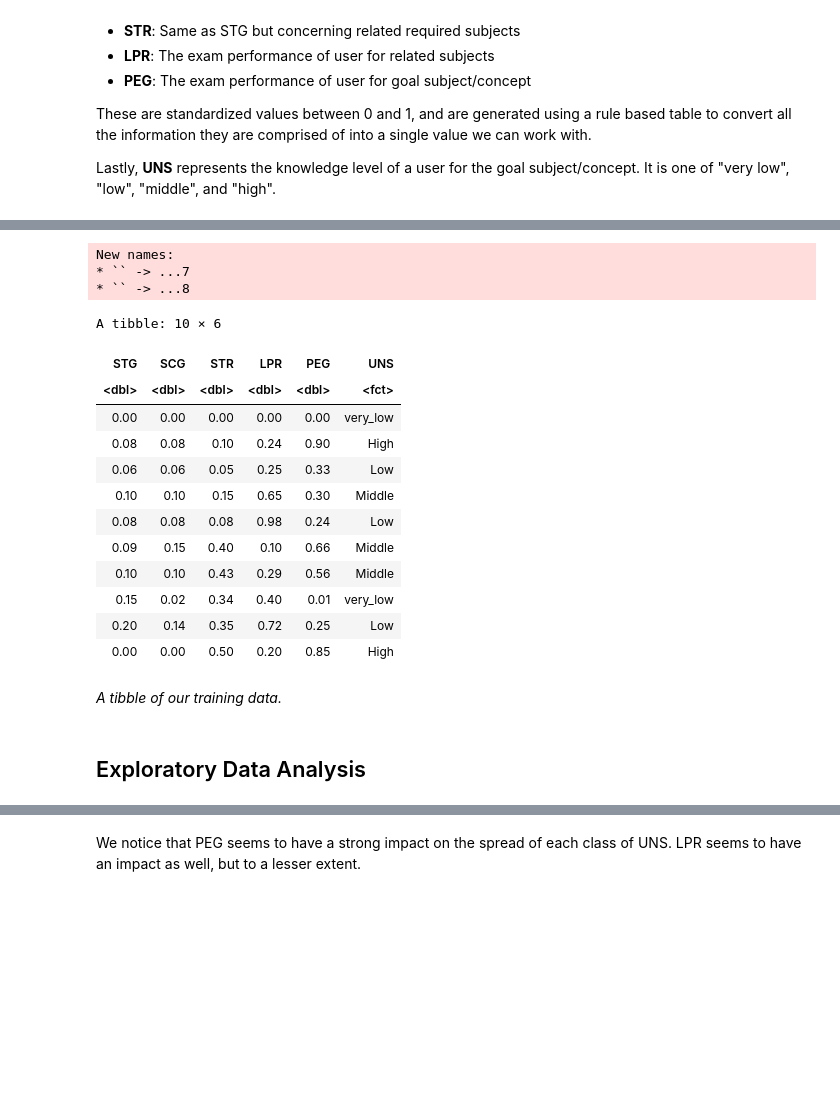
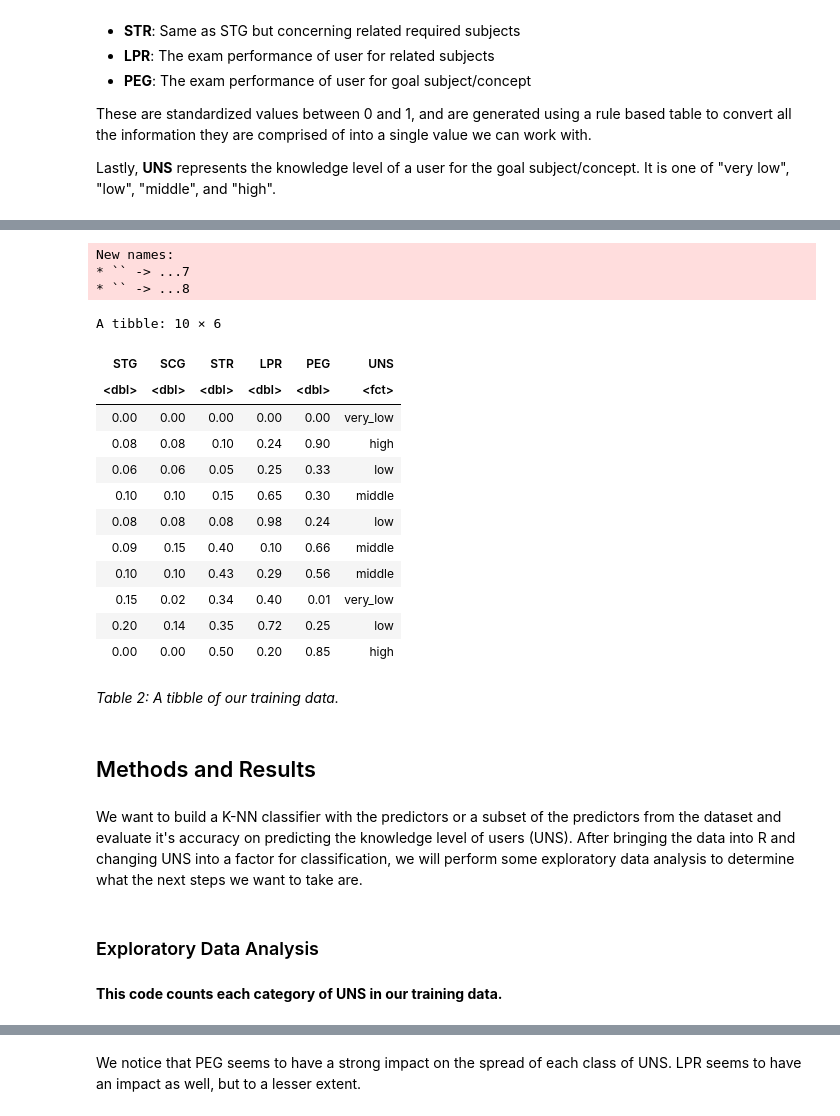
Before and after one commit to knices/user-knowledge-project, a Jupyter notebook: final report.ipynb, the cells around one changed output, grey strips where cells are left out. Saved outputs shown, nothing was run; the diff lists cells and outputs as text; code cells hidden in the pictures; blank space fills up the shorter version.

```diff
--- a/final report.ipynb
+++ b/final report.ipynb
@@ -82,30 +77,45 @@ A tibble: 10 × 6
 # %%
 #Reads training data
 training_data <- read_excel("data/Data_User_Modeling_Dataset_Hamdi.xls", sheet = 2) %>%
-    select(STG:UNS) %>%
+    select(STG:UNS)
+
+training_data[training_data == "very_low"] <- "very_low"
+training_data[training_data == "High"] <- "high"
+training_data[training_data == "Low"] <- "low"
+training_data[training_data == "Middle"] <- "middle"
+
+training_data <- training_data %>%
     mutate(UNS = as_factor(UNS))
+training_data$UNS <- factor(training_data$UNS, levels = c("very_low", "high", "low", "middle"))
+
 head(training_data, n = 10)
 # %% [output]
 New names:
 * `` -> ...7
 * `` -> ...8
 A tibble: 10 × 6
 | STG | SCG | STR | LPR | PEG | UNS |
 | <dbl> | <dbl> | <dbl> | <dbl> | <dbl> | <fct> |
 | 0.00 | 0.00 | 0.00 | 0.00 | 0.00 | very_low |
-| 0.08 | 0.08 | 0.10 | 0.24 | 0.90 | High |
-| 0.06 | 0.06 | 0.05 | 0.25 | 0.33 | Low |
-| 0.10 | 0.10 | 0.15 | 0.65 | 0.30 | Middle |
-| 0.08 | 0.08 | 0.08 | 0.98 | 0.24 | Low |
-| 0.09 | 0.15 | 0.40 | 0.10 | 0.66 | Middle |
-| 0.10 | 0.10 | 0.43 | 0.29 | 0.56 | Middle |
+| 0.08 | 0.08 | 0.10 | 0.24 | 0.90 | high |
+| 0.06 | 0.06 | 0.05 | 0.25 | 0.33 | low |
+| 0.10 | 0.10 | 0.15 | 0.65 | 0.30 | middle |
+| 0.08 | 0.08 | 0.08 | 0.98 | 0.24 | low |
+| 0.09 | 0.15 | 0.40 | 0.10 | 0.66 | middle |
+| 0.10 | 0.10 | 0.43 | 0.29 | 0.56 | middle |
 | 0.15 | 0.02 | 0.34 | 0.40 | 0.01 | very_low |
-| 0.20 | 0.14 | 0.35 | 0.72 | 0.25 | Low |
-| 0.00 | 0.00 | 0.50 | 0.20 | 0.85 | High |
+| 0.20 | 0.14 | 0.35 | 0.72 | 0.25 | low |
+| 0.00 | 0.00 | 0.50 | 0.20 | 0.85 | high |
 # %% [markdown]
-*A tibble of our training data.*
+*Table 2: A tibble of our training data.*
+# %% [markdown]
+## Methods and Results
+# %% [markdown]
+We want to build a K-NN classifier with the predictors or a subset of the predictors from the dataset and evaluate it's accuracy on predicting the knowledge level of users (UNS). After bringing the data into R and changing UNS into a factor for classification, we will perform some exploratory data analysis to determine what the next steps we want to take are.
 # %% [markdown]
-## Exploratory Data Analysis
+### Exploratory Data Analysis
+# %% [markdown]
+**This code counts each category of UNS in our training data.**
 # %%
 #Counts observations for each type of UNS
 observations_per_class <- training_data %>%
```
Also changed, not shown: parts of 30 cells of this notebook.
